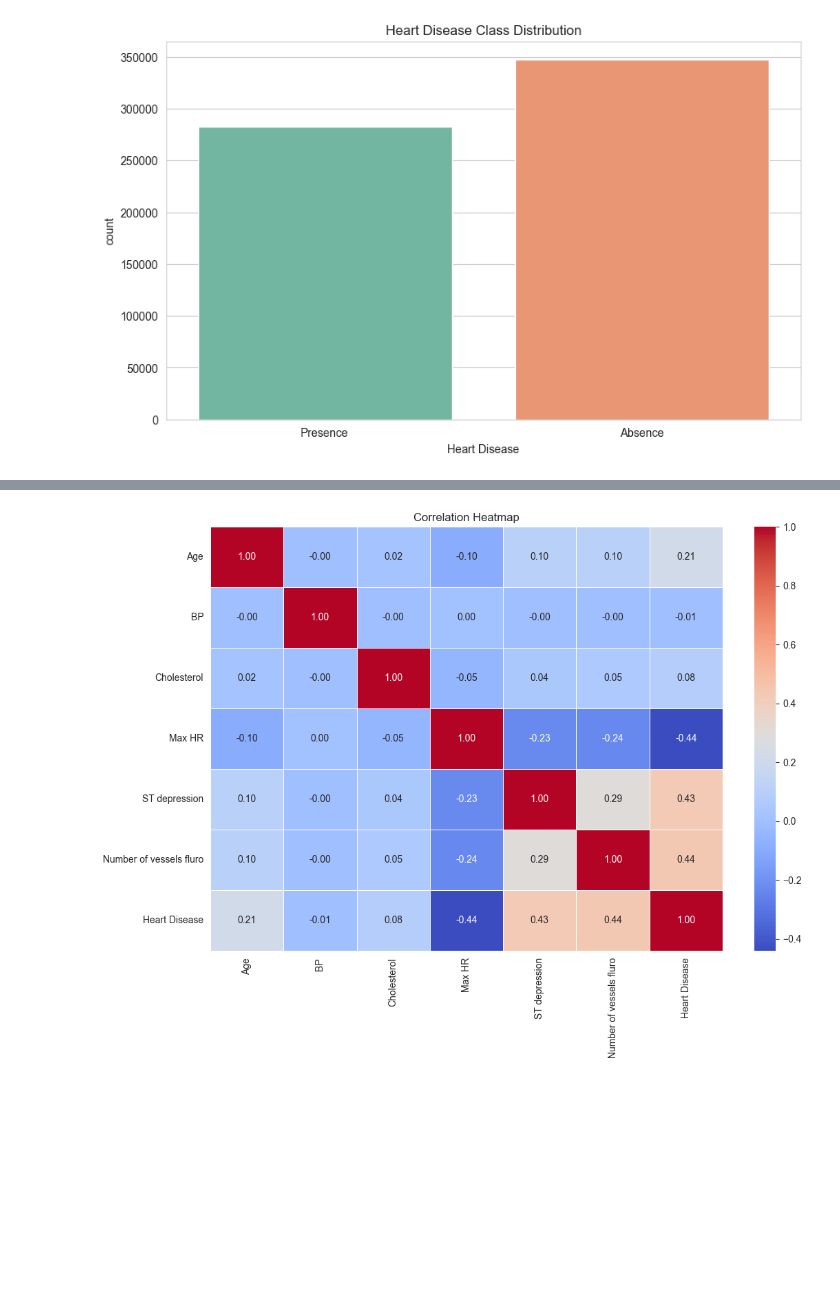
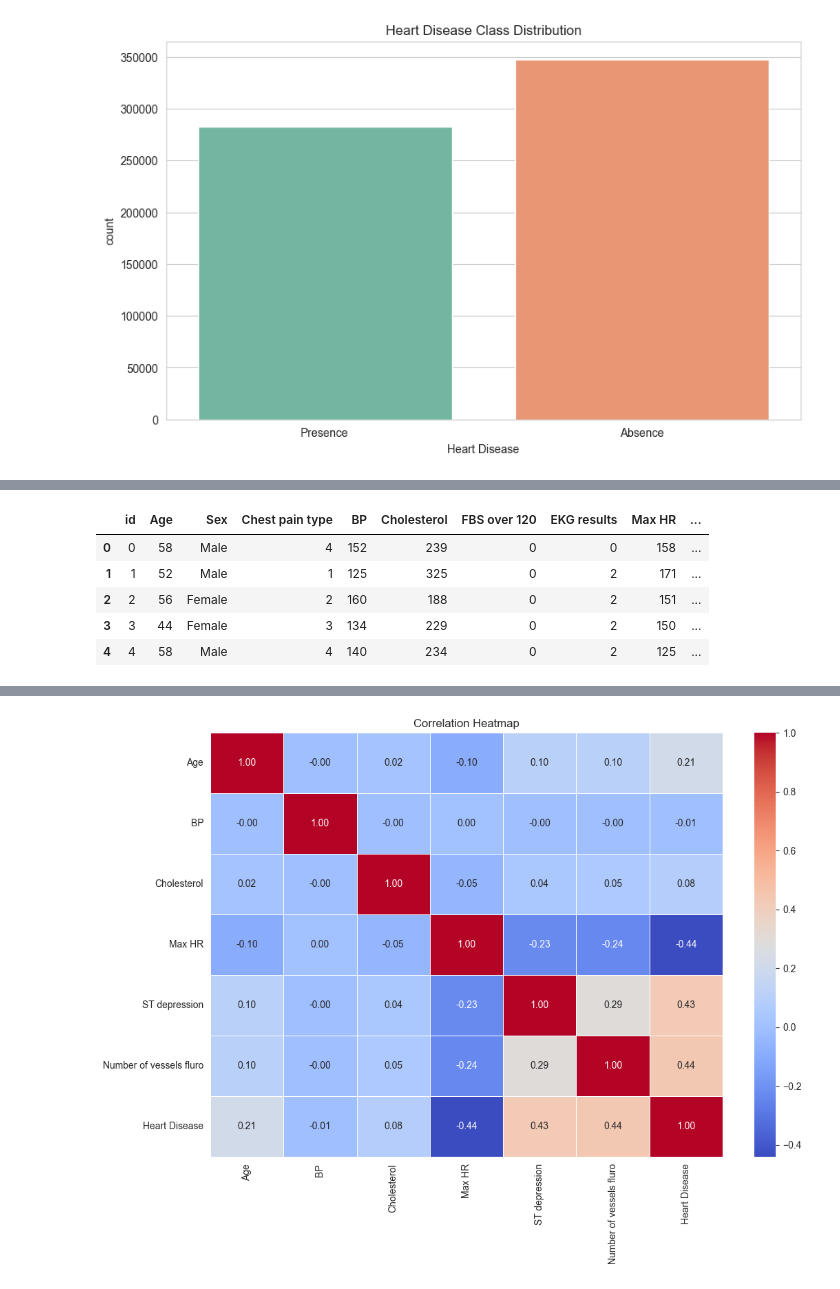
Before and after one commit to kirmanioussema12/Heart-Disease, a Jupyter notebook: analysis.ipynb, the cells around one changed output, grey strips where cells are left out. Cells and saved outputs as stored; diff of their text form; code cells hidden in the pictures; blank space fills up the shorter version.

```diff
--- a/analysis.ipynb
+++ b/analysis.ipynb
@@ -116 +117,12 @@ for feature in numerical_features:
+# %%
+# Encoding the Sex Feature in order to interpret it better
+df["Sex"] = df["Sex"].map({0:"Female", 1:"Male"})
+df.head()
+# %% [output]
+|  | id | Age | Sex | Chest pain type | BP | Cholesterol | FBS over 120 | EKG results | Max HR | ... |
+| 0 | 0 | 58 | Male | 4 | 152 | 239 | 0 | 0 | 158 | ... |
+| 1 | 1 | 52 | Male | 1 | 125 | 325 | 0 | 2 | 171 | ... |
+| 2 | 2 | 56 | Female | 2 | 160 | 188 | 0 | 2 | 151 | ... |
+| 3 | 3 | 44 | Female | 3 | 134 | 229 | 0 | 2 | 150 | ... |
+| 4 | 4 | 58 | Male | 4 | 140 | 234 | 0 | 2 | 125 | ... |
 # %%
```
Also changed, not shown: parts of 4 cells of this notebook.
